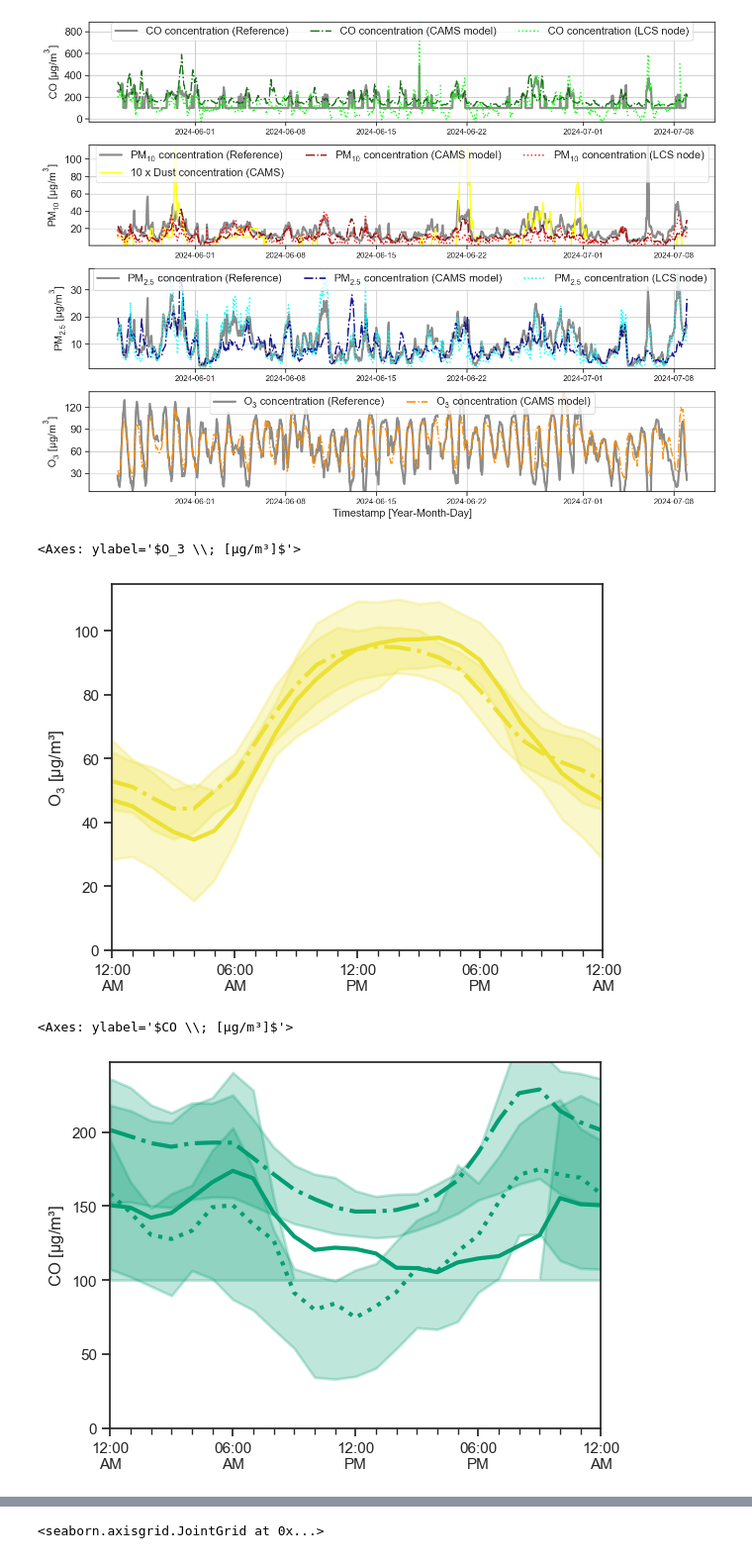
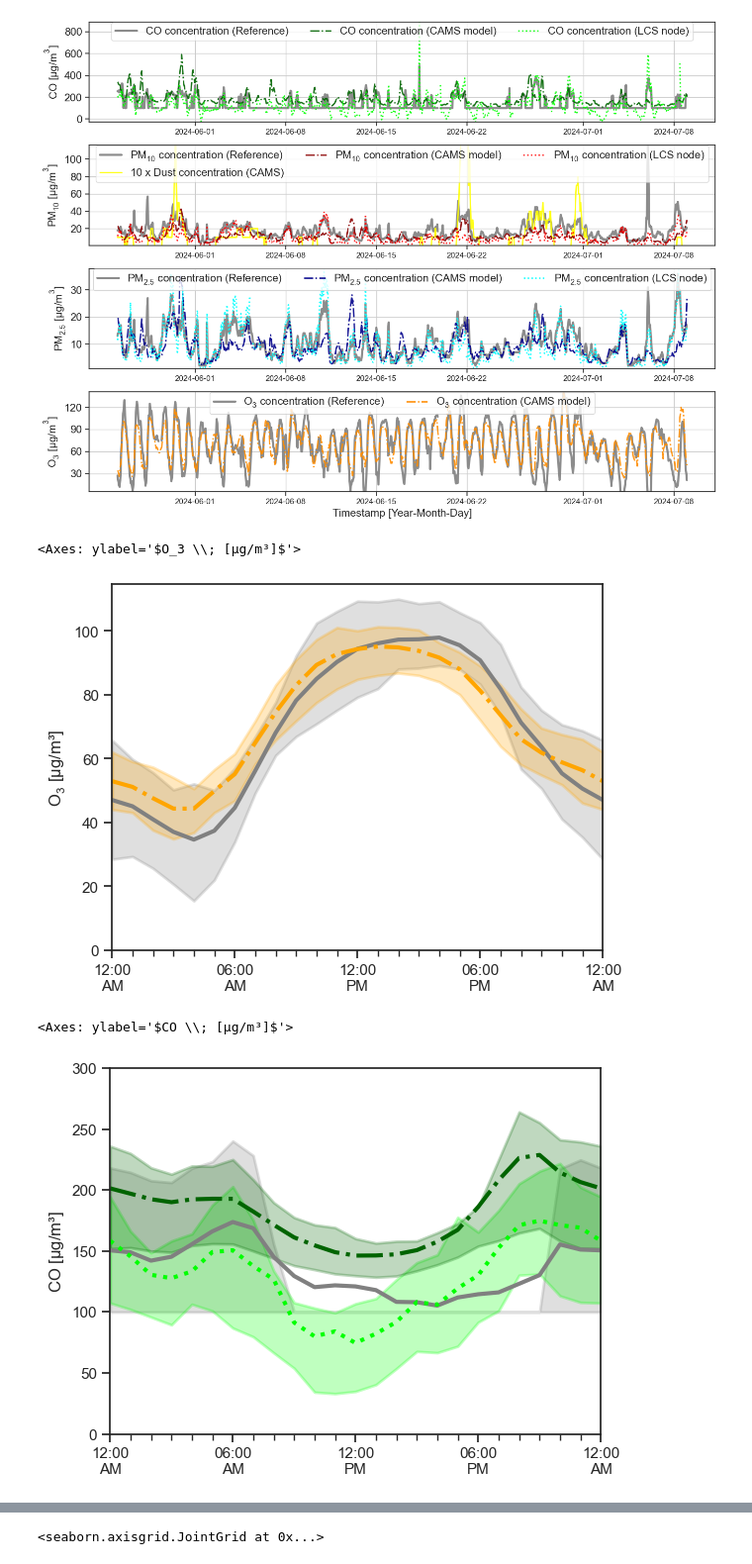
Before and after one commit to vn-hub/koloka, a Jupyter notebook: Eval3_summer.ipynb, the cells around one changed output, grey strips where cells are left out. Shown at 99% size. Drawn from its saved outputs; the diff is of its cells as text; code cells hidden in the pictures.

```diff
--- a/Eval3_summer.ipynb
+++ b/Eval3_summer.ipynb
@@ -511,40 +495,40 @@ atmospy.dielplot(data=df,
     y="O3 [ug/m3]", x="GMT",
 #    y='ozone (μg/m³)', x="GMT",
     ylabel="$O_3 \; [ppm]$",
-    plot_kws={"c": "y", "linestyle": "solid"},
+    plot_kws={"c": "grey", "linestyle": "solid"},
     ylim=(0, None))
 
 atmospy.dielplot(data=df,
 #    y="O3 [ug/m3]", x="GMT",
     y='ozone (μg/m³)', x="GMT",
     ylabel="$O_3 \; [μg/m³]$",
-    plot_kws={"c": "y", "linestyle": "dashdot"},
+    plot_kws={"c": "orange", "linestyle": "dashdot"},
     ylim=(0, None))
 # %% [output]
 <Axes: ylabel='$O_3 \\; [μg/m³]$'>
-[figure, old version]
+[figure, new version]
 # %%
 # Plot the diel trend
 atmospy.dielplot(data=df,
     y="CO [ug/m3]", x="GMT",
     ylabel="$CO \; [μg/m³]$",
-    plot_kws={"c": "g", "linestyle": "solid"},
+    plot_kws={"c": "grey", "linestyle": "solid"},
     ylim=(0, None))
 
 atmospy.dielplot(data=df,
     y="CO", x="GMT",
     ylabel="$CO \; [ug/m^3]$",
-    plot_kws={"c": "g", "linestyle": "dotted"},
+    plot_kws={"c": "lime", "linestyle": "dotted"},
     ylim=(0, None))
 
 atmospy.dielplot(data=df,
     y='carbon_monoxide (μg/m³)', x="GMT",
     ylabel="$CO \; [μg/m³]$",
-    plot_kws={"c": "g", "linestyle": "dashdot"},
-    ylim=(0, None))
+    plot_kws={"c": "darkgreen", "linestyle": "dashdot"},
+    ylim=(0, 300))
 # %% [output]
 <Axes: ylabel='$CO \\; [μg/m³]$'>
-[figure, old version]
+[figure, new version]
 # %%
 #df["ozone (μg/m³)"] = pd.to_numeric(df["ozone (μg/m³)"], errors='coerce')
 
```
Also changed, not shown: parts of 2 cells of this notebook, 2 other files.
